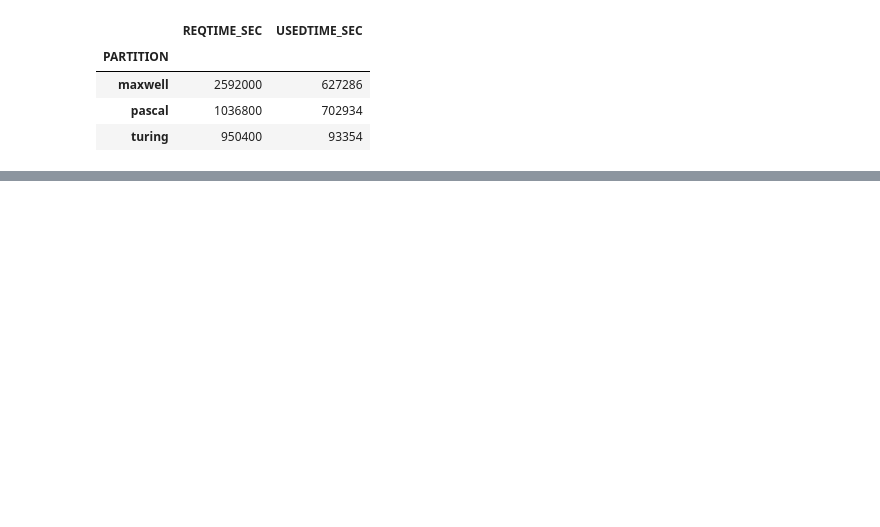
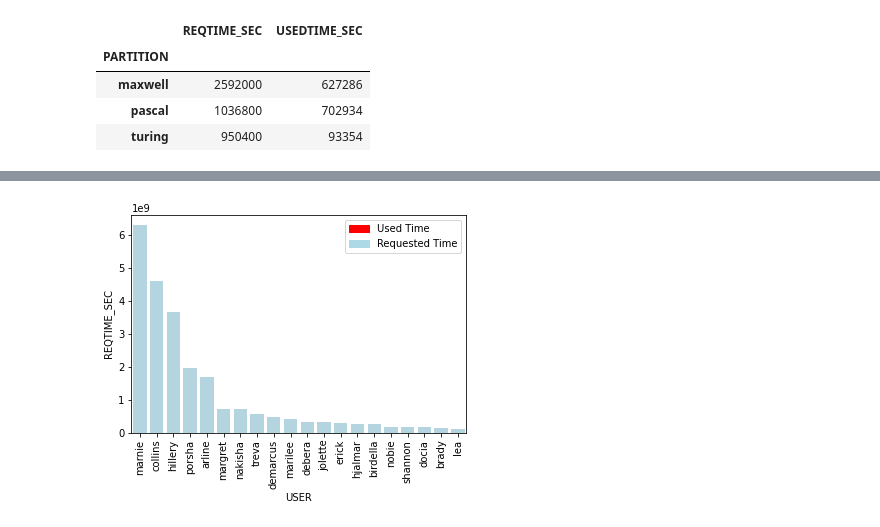
Before and after one commit to ashamaheshwari/accre_vanderbilt_project, a Jupyter notebook: Ajay_ACCRE.ipynb, the cells around one changed output, grey strips where cells are left out. Cells and saved outputs as stored; diff of their text form; code cells hidden in the pictures; blank space fills up the shorter version.

```diff
--- a/Ajay_ACCRE.ipynb
+++ b/Ajay_ACCRE.ipynb
@@ -196,0 +566,15 @@ gpu_completed_df.info()
+# %%
+# bar chart 1 -> top bars
+bar1 = sns.barplot(x="USER",  y="USEDTIME_SEC", data=gpu_completed_df_Top20, color='red')
+
+
+# bar chart 2 -> bottom bars
+bar2 = sns.barplot(x="USER", y="REQTIME_SEC", data=gpu_completed_df_Top20, estimator=sum, ci=None,  color='lightblue')
+
+# add legend
+top_bar = mpatches.Patch(color='red', label='Used Time')
+bottom_bar = mpatches.Patch(color='lightblue', label='Requested Time')
+plt.legend(handles=[top_bar, bottom_bar])
+plt.xticks(rotation = 90);
+# %% [output]
+[figure, added]
```
Also changed, not shown: parts of 42 cells of this notebook.
